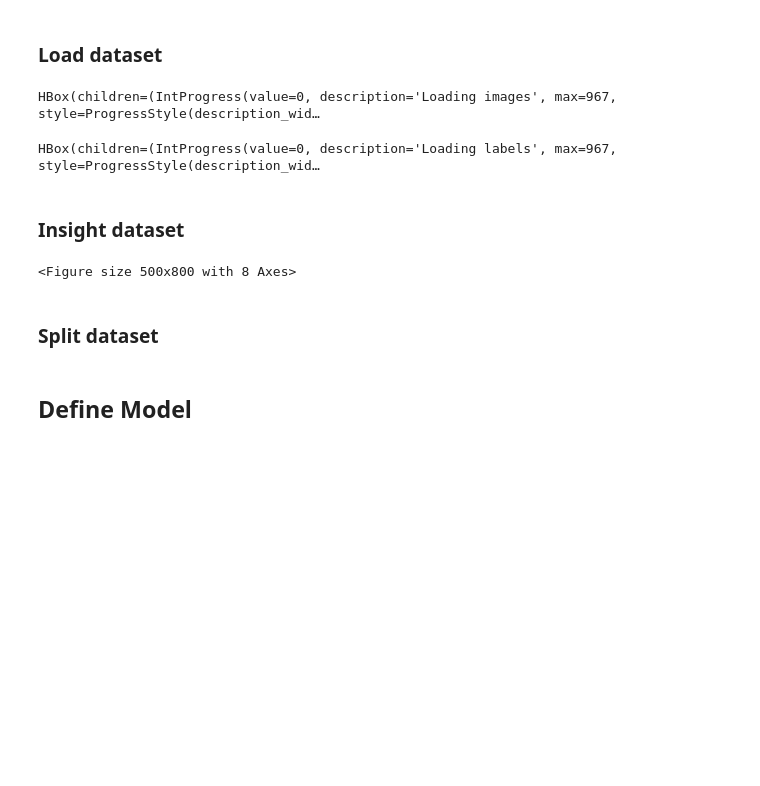
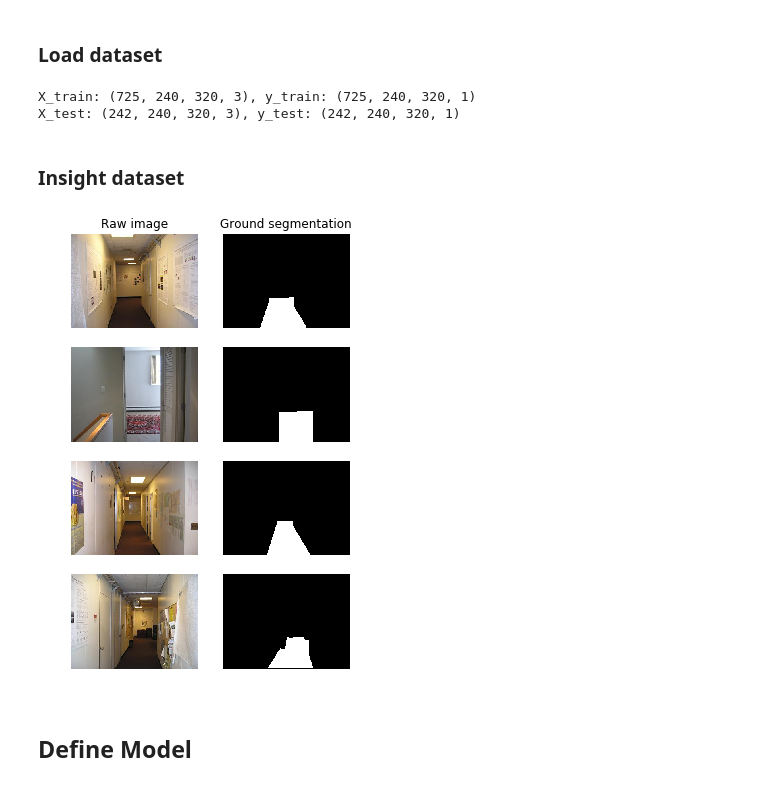
Before and after one commit to gaunthan/ground-segmentation, a Jupyter notebook: ground_segmentation.ipynb, the cells around one changed output. Saved outputs shown, nothing was run; the diff lists cells and outputs as text; code cells hidden in the pictures; blank space fills up the shorter version.

```diff
--- a/ground_segmentation.ipynb
+++ b/ground_segmentation.ipynb
@@ -27,76 +13,51 @@ for file in fz.namelist():
 # %% [markdown]
 ### Load dataset
-# %%
-from path import Path
-import numpy as np
-import scipy.io
-from PIL import Image
-import glob
-from tqdm import tqdm_notebook
-
-DATASET_PATH = Path('./dataset')
-
-# Load images
-image_files = glob.glob(DATASET_PATH / 'raw_image/*.png')
-image_files = sorted(image_files)
-images = []
-for image_file in tqdm_notebook(image_files, total=len(image_files), desc="Loading images"):
-    image = np.array(Image.open(image_file))
-    image = image / 255.0 # Normalization
-    images.append(image)
-images = np.array(images)
-
-# Load labels
-label_files = glob.glob(DATASET_PATH / 'ground_truth/*bw.png')
-label_files = sorted(label_files)
-labels = []
-for label_file in tqdm_notebook(label_files, total=len(label_files), desc="Loading labels"):
-    label = np.array(Image.open(label_file))
-    label = label / 255.0 # Normalization
-    labels.append(label)
-labels = np.array(labels)
-
-assert len(images) == len(labels)
-
-# Load split mat
-split_mat = scipy.io.loadmat(DATASET_PATH / 'train_test_split.mat')
-train_index = split_mat['train_index'].ravel()
-test_index = split_mat['test_index'].ravel()
-# %% [output]
-HBox(children=(IntProgress(value=0, description='Loading images', max=967, style=ProgressStyle(description_wid…
-HBox(children=(IntProgress(value=0, description='Loading labels', max=967, style=ProgressStyle(description_wid…
+# %%
+from utils.load_dataset import load_cmu_corridor_dataset
+
+X_train, X_test, y_train, y_test = load_cmu_corridor_dataset(dataset_path='./dataset/cmu_corridor_dataset',
+                                                             train_test_split=True,
+                                                             image_size=(240, 320),
+                                                             gray=False,
+                                                             verbose=True)
+print('X_train: %s, y_train: %s' % (X_train.shape, y_train.shape))
+print('X_test: %s, y_test: %s' % (X_test.shape, y_test.shape))
+# %% [output]
+X_train: (725, 240, 320, 3), y_train: (725, 240, 320, 1)
+X_test: (242, 240, 320, 3), y_test: (242, 240, 320, 1)
 # %% [markdown]
 ### Insight dataset
 # %%
 from matplotlib import pyplot as plt
 plt.rcParams['figure.figsize'] = [5, 8]
 
 def plot_image(ax, img, title):
     ax.axis('off')
     ax.set_title(title)
     ax.imshow(img)
 
 def plot_label(ax, label, title):
     ax.axis('off')
     ax.set_title(title)
+    label = label[..., 0]
     ax.imshow(label, cmap='gray')
 
 NUM_PLOTTING = 4
 
 fig = plt.figure("Insight dataset")
+
+images, labels = X_train, y_train
 
 for index in range(NUM_PLOTTING):
     image, label = images[index], labels[index]
     image_title = '' if index != 0 else 'Raw image'
     label_title = '' if index != 0 else 'Ground segmentation'
 
     ax = fig.add_subplot(NUM_PLOTTING, 2, index*2 + 1)
     plot_image(ax, image, title=image_title)
     ax = fig.add_subplot(NUM_PLOTTING, 2, index*2 + 2)
     plot_label(ax, label, title=label_title)
 
 plt.show()
 # %% [output]
-<Figure size 500x800 with 8 Axes>
+[figure, added]
-# %% [markdown]
-### Split dataset
```
Also changed, not shown: parts of 17 cells of this notebook, 5 other files.
